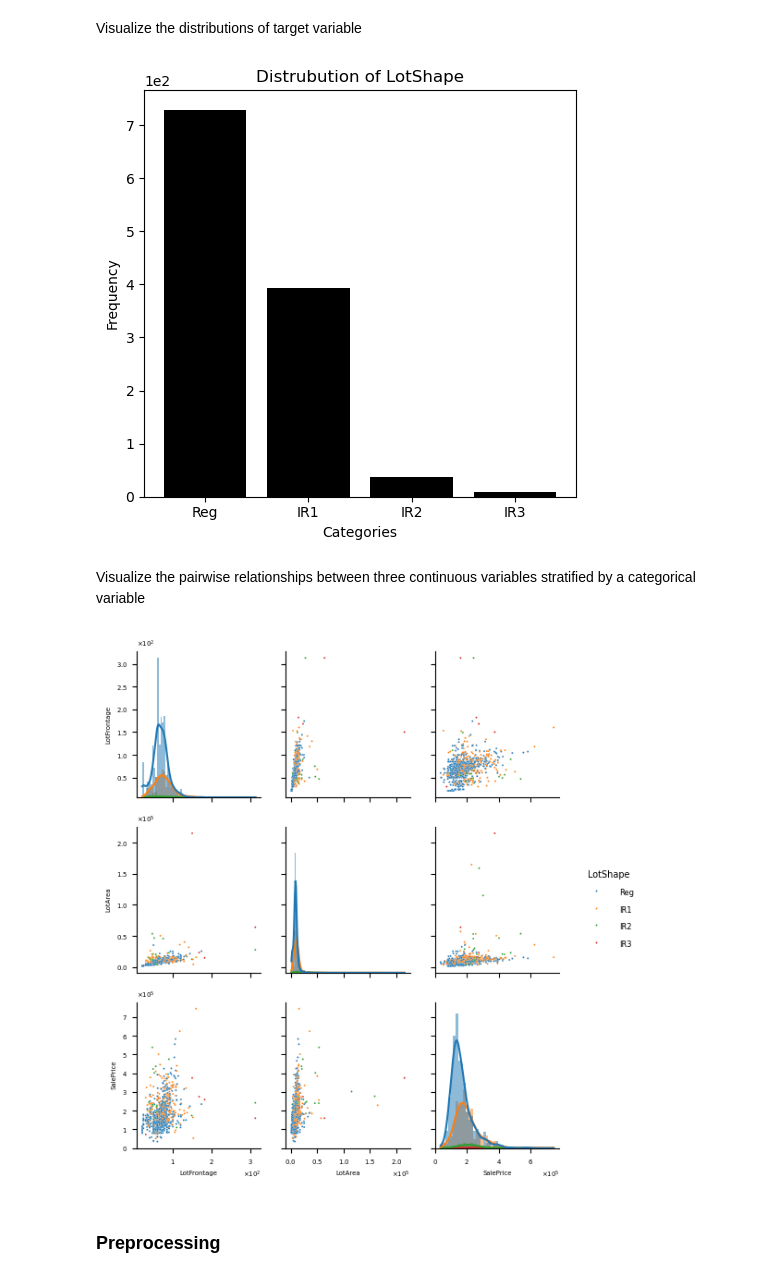
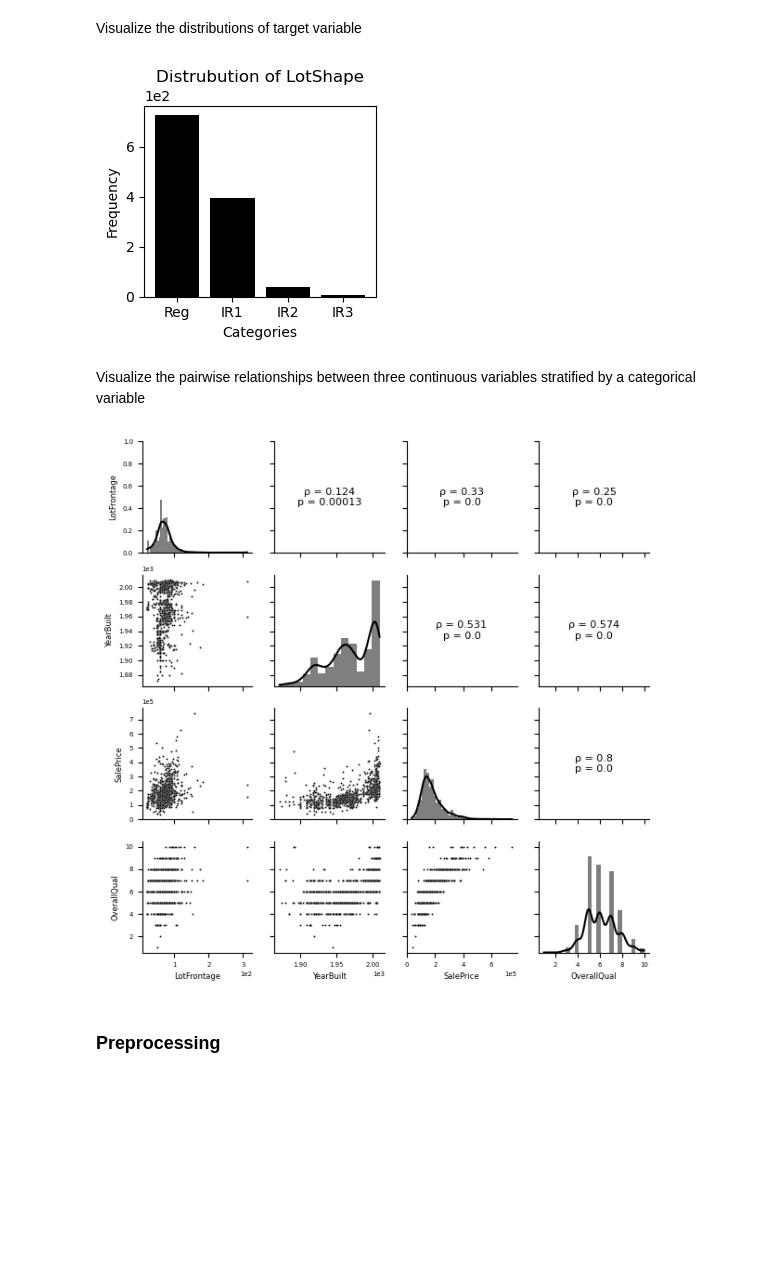
Before and after one commit to ajy25/TabularMagic, a Jupyter notebook: demo/regression_start_to_finish_demo.ipynb, the cells around one changed output. Cells and saved outputs as stored; diff of their text form; code cells hidden in the pictures; blank space fills up the shorter version.

```diff
--- a/demo/regression_start_to_finish_demo.ipynb
+++ b/demo/regression_start_to_finish_demo.ipynb
@@ -74,19 +74,18 @@ display(train_eda.continuous_summary_statistics)
 # %% [markdown]
 Visualize the distributions of target variable
 # %%
-train_eda['LotShape'].plot_distribution()
+train_eda['LotShape'].plot_distribution((3, 3))
 # %% [output]
-[figure, old version]
+[figure, new version]
 # %% [markdown]
 Visualize the pairwise relationships between three continuous variables stratified by a categorical variable
 # %%
 train_eda.plot_continuous_pairs(
-    continuous_vars=['LotFrontage', 'LotArea',  'SalePrice'],
-    stratify_by_var='LotShape',
+    continuous_vars=['LotFrontage', 'YearBuilt',  'SalePrice', 'OverallQual'],
     figsize=(6, 6)
 )
 # %% [output]
-[figure, old version]
+[figure, new version]
 # %% [markdown]
 ### Preprocessing
 # %%
```
Also changed, not shown: parts of 9 cells of this notebook, 11 other files.
